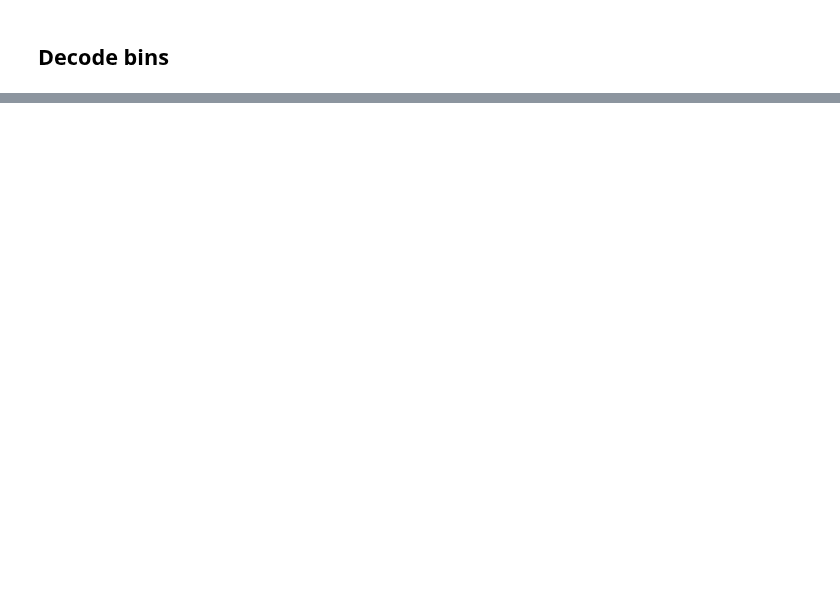
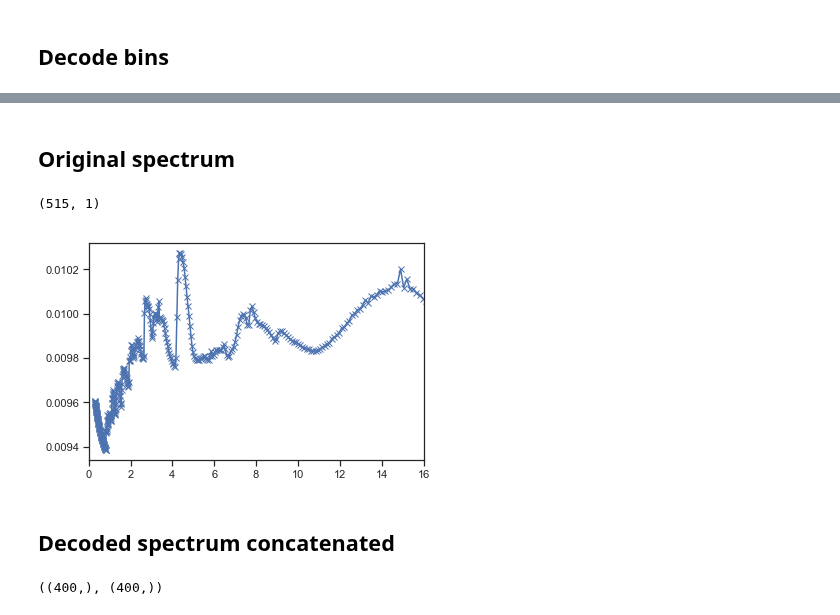
Before and after one commit to deKeijzer/SRON-DCGAN, a Jupyter notebook: notebooks/ASPA v3.ipynb, the cells around one changed output, grey strips where cells are left out. Saved outputs shown, nothing was run; the diff lists cells and outputs as text; code cells hidden in the pictures; blank space fills up the shorter version.

```diff
--- a/notebooks/ASPA v3.ipynb
+++ b/notebooks/ASPA v3.ipynb
@@ -419,0 +460,18 @@ for b in bins:
+# %% [markdown]
+## Original spectrum
+# %%
+plt.plot(wavelengths, dict_['data']['spectrum'], 'x-')
+plt.xlim((0, 16))
+
+np.array(wavelengths).shape
+# %% [output]
+(515, 1)
+[figure, added]
+# %% [markdown]
+## Decoded spectrum concatenated
+# %%
+x = np.concatenate([b.x for b in bins])
+y = np.concatenate([b.y for b in bins])
+x.shape, y.shape
+# %% [output]
+((400,), (400,))
```
Also changed, not shown: parts of 27 cells of this notebook, 1 other file.
